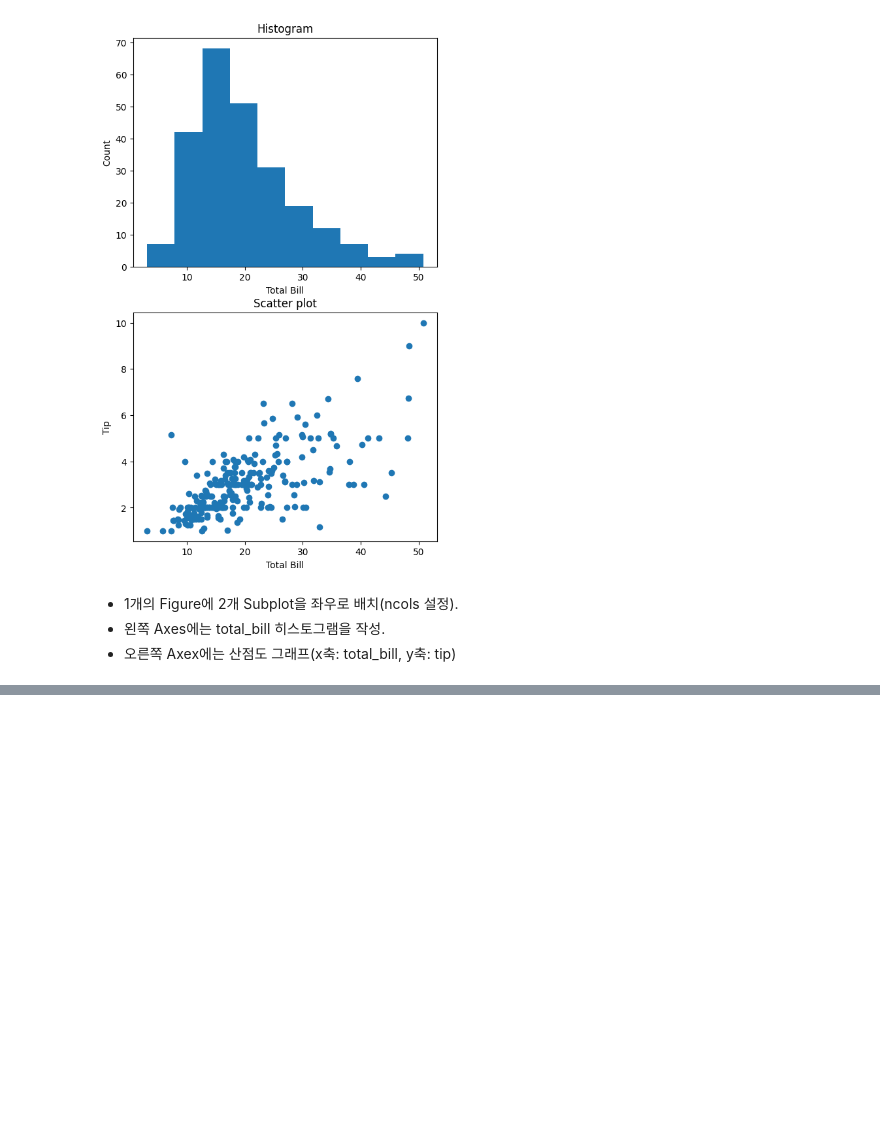
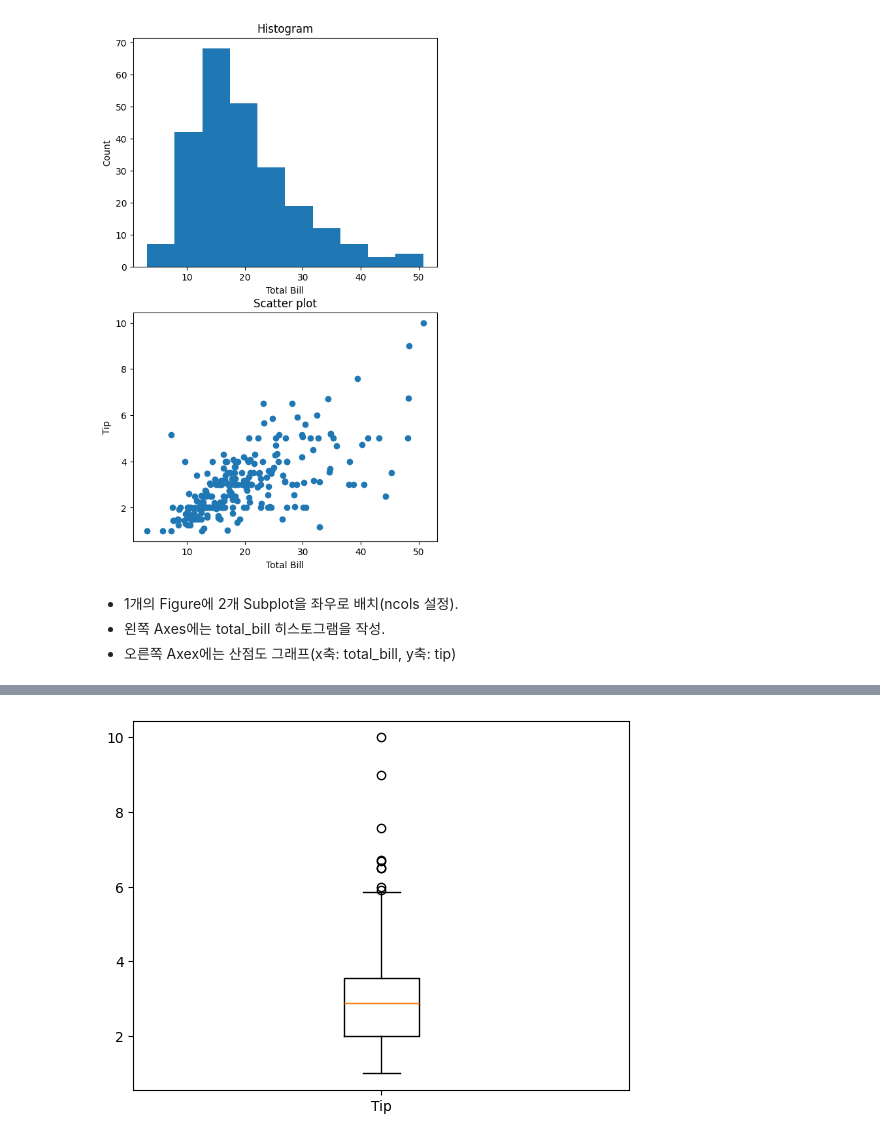
Before and after one commit to JakeOh/202504_itwill_oracle88, a Jupyter notebook: python20.ipynb, the cells around one changed output, grey strips where cells are left out. Cells and saved outputs as stored; diff of their text form; code cells hidden in the pictures; blank space fills up the shorter version.

```diff
--- a/python20.ipynb
+++ b/python20.ipynb
@@ -154,0 +177,6 @@ plt.show()
+# %%
+# tip box plot
+plt.boxplot(x=tips.tip, tick_labels=['Tip'])
+plt.show()
+# %% [output]
+[figure, added]
```
Also changed, not shown: parts of 8 cells of this notebook.
